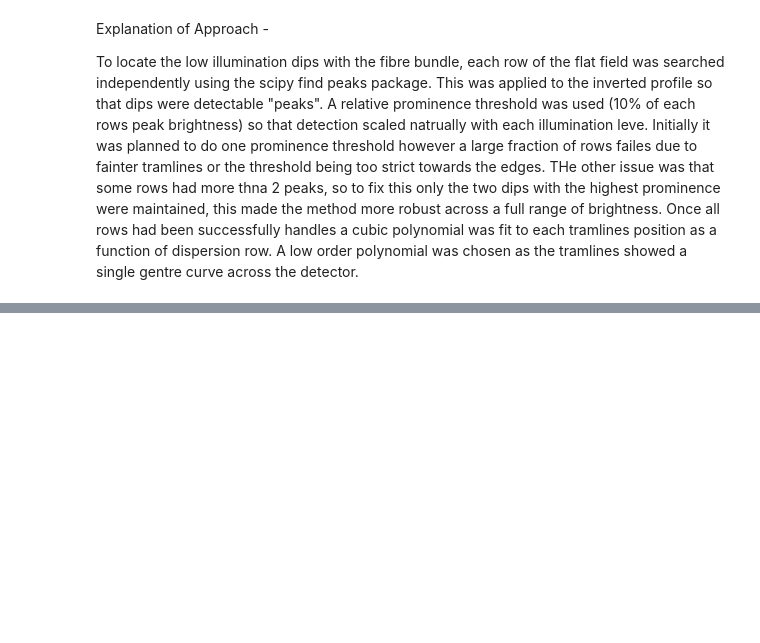
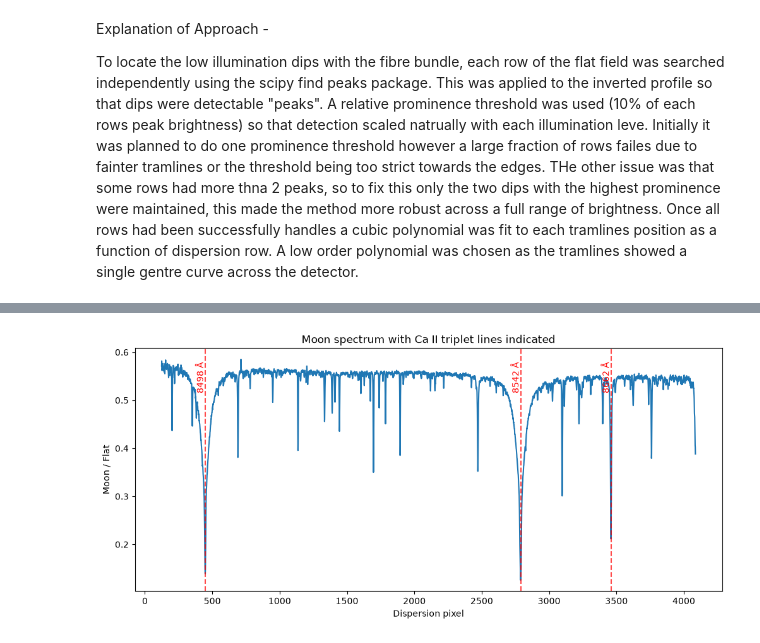
Before and after one commit to alannahfav/astro_comp_assignment2, a Jupyter notebook: Task4-Veloce.ipynb, the cells around one changed output, grey strips where cells are left out. Cells and saved outputs as stored; diff of their text form; code cells hidden in the pictures; blank space fills up the shorter version.

Commit message:
Determining which CaII lines correspond to dips

```diff
--- a/Task4-Veloce.ipynb
+++ b/Task4-Veloce.ipynb
@@ -123,0 +152,12 @@ Once all rows had been successfully handles a cubic polynomial was fit to each t
+# %%
+#finding local minima
+
+inverted_spectrum = -moon_div_flat
+peaks, properties = find_peaks(inverted_spectrum, prominence=0.1)
+
+#printing line positions (sorted by strength)
+sorted_idx = np.argsort(properties['prominences'])[::-1]
+for idx in sorted_idx[:10]:
+    pixel= fit_rows[peaks[idx]]
+    prominence = properties['prominences'][idx]
+    print(f"Pixel: {pixel}, Depth (prominence): {prominence}")
@@ -123,0 +181,22 @@ Once all rows had been successfully handles a cubic polynomial was fit to each t
+# %%
+#plotting over graph
+
+ca_ii_lines = {
+    8498: 448,
+    8542: 2789,
+    8662: 3459
+}
+
+plt.figure(figsize=(12,5))
+plt.plot(fit_rows, moon_div_flat)
+for wavelength, pixel in ca_ii_lines.items():
+    plt.axvline(pixel, color='red', linestyle='--', alpha=0.7)
+    plt.text(pixel, 0.58, f'{wavelength} Å', rotation=90, color='red', va='top', ha='right')
+
+plt.xlabel('Dispersion pixel')
+plt.ylabel('Moon / Flat')
+plt.title('Moon spectrum with Ca II triplet lines indicated')
+plt.savefig('figures/task4_spectrum_caII.png', dpi=150)
+plt.show()
+# %% [output]
+[figure, added]
```
Also changed, not shown: parts of 8 cells of this notebook.
